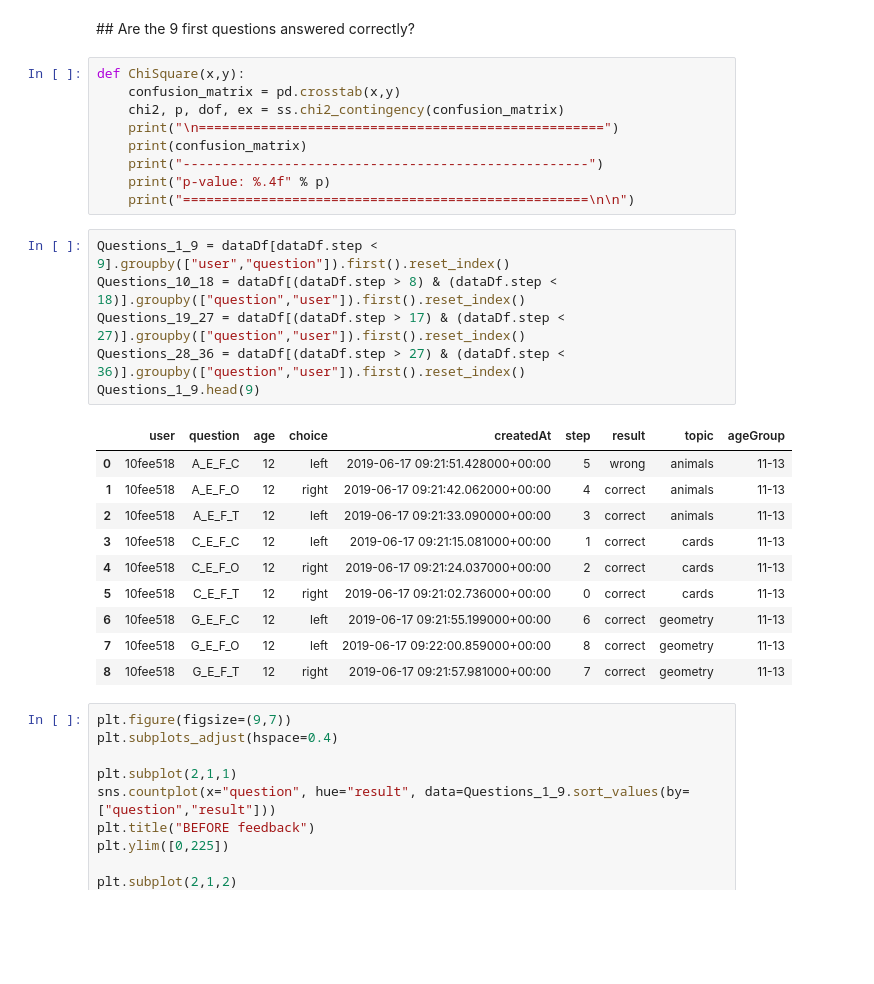
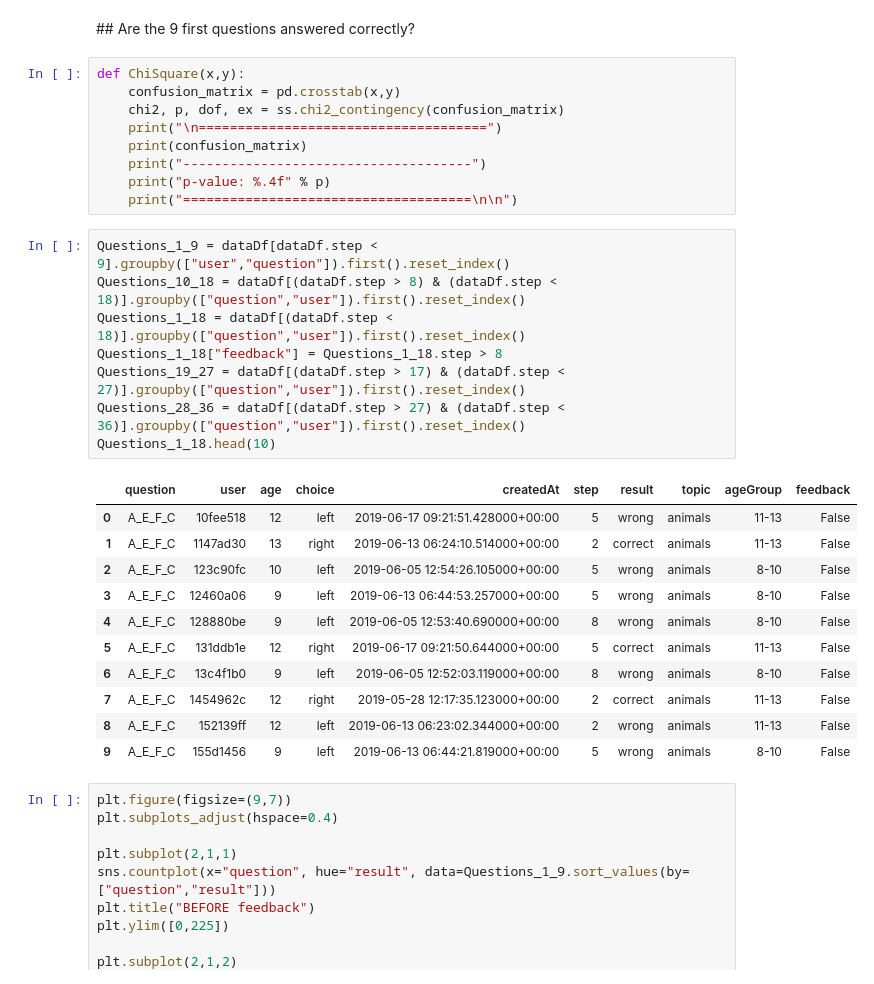
Before and after one commit to chili-epfl/induce, a Jupyter notebook: analysis/Analysis.ipynb, the cells around one changed output. Cells and saved outputs as stored; diff of their text form; blank space fills up the shorter version.

```diff
--- a/analysis/Analysis.ipynb
+++ b/analysis/Analysis.ipynb
@@ -55,28 +55,31 @@ plt.hist([int(x) for x in dataDf.groupby("user").first().age.tolist()], bins=[7.
 def ChiSquare(x,y):
     confusion_matrix = pd.crosstab(x,y)
     chi2, p, dof, ex = ss.chi2_contingency(confusion_matrix)
-    print("\n====================================================")
+    print("\n=====================================")
     print(confusion_matrix)
-    print("----------------------------------------------------")
+    print("-------------------------------------")
     print("p-value: %.4f" % p)
-    print("====================================================\n\n")
+    print("=====================================\n\n")
 # %%
 Questions_1_9 = dataDf[dataDf.step < 9].groupby(["user","question"]).first().reset_index()
 Questions_10_18 = dataDf[(dataDf.step > 8) & (dataDf.step < 18)].groupby(["question","user"]).first().reset_index()
+Questions_1_18 = dataDf[(dataDf.step < 18)].groupby(["question","user"]).first().reset_index()
+Questions_1_18["feedback"] = Questions_1_18.step > 8
 Questions_19_27 = dataDf[(dataDf.step > 17) & (dataDf.step < 27)].groupby(["question","user"]).first().reset_index()
 Questions_28_36 = dataDf[(dataDf.step > 27) & (dataDf.step < 36)].groupby(["question","user"]).first().reset_index()
-Questions_1_9.head(9)
+Questions_1_18.head(10)
 # %% [output]
-|  | user | question | age | choice | createdAt | step | result | topic | ageGroup |
-| 0 | 10fee518 | A_E_F_C | 12 | left | 2019-06-17 09:21:51.428000+00:00 | 5 | wrong | animals | 11-13 |
-| 1 | 10fee518 | A_E_F_O | 12 | right | 2019-06-17 09:21:42.062000+00:00 | 4 | correct | animals | 11-13 |
-| 2 | 10fee518 | A_E_F_T | 12 | left | 2019-06-17 09:21:33.090000+00:00 | 3 | correct | animals | 11-13 |
-| 3 | 10fee518 | C_E_F_C | 12 | left | 2019-06-17 09:21:15.081000+00:00 | 1 | correct | cards | 11-13 |
-| 4 | 10fee518 | C_E_F_O | 12 | right | 2019-06-17 09:21:24.037000+00:00 | 2 | correct | cards | 11-13 |
-| 5 | 10fee518 | C_E_F_T | 12 | right | 2019-06-17 09:21:02.736000+00:00 | 0 | correct | cards | 11-13 |
-| 6 | 10fee518 | G_E_F_C | 12 | left | 2019-06-17 09:21:55.199000+00:00 | 6 | correct | geometry | 11-13 |
-| 7 | 10fee518 | G_E_F_O | 12 | left | 2019-06-17 09:22:00.859000+00:00 | 8 | correct | geometry | 11-13 |
-| 8 | 10fee518 | G_E_F_T | 12 | right | 2019-06-17 09:21:57.981000+00:00 | 7 | correct | geometry | 11-13 |
+|  | question | user | age | choice | createdAt | step | result | topic | ageGroup | feedback |
+| 0 | A_E_F_C | 10fee518 | 12 | left | 2019-06-17 09:21:51.428000+00:00 | 5 | wrong | animals | 11-13 | False |
+| 1 | A_E_F_C | 1147ad30 | 13 | right | 2019-06-13 06:24:10.514000+00:00 | 2 | correct | animals | 11-13 | False |
+| 2 | A_E_F_C | 123c90fc | 10 | left | 2019-06-05 12:54:26.105000+00:00 | 5 | wrong | animals | 8-10 | False |
+| 3 | A_E_F_C | 12460a06 | 9 | left | 2019-06-13 06:44:53.257000+00:00 | 5 | wrong | animals | 8-10 | False |
+| 4 | A_E_F_C | 128880be | 9 | left | 2019-06-05 12:53:40.690000+00:00 | 8 | wrong | animals | 8-10 | False |
+| 5 | A_E_F_C | 131ddb1e | 12 | right | 2019-06-17 09:21:50.644000+00:00 | 5 | correct | animals | 11-13 | False |
+| 6 | A_E_F_C | 13c4f1b0 | 9 | left | 2019-06-05 12:52:03.119000+00:00 | 8 | wrong | animals | 8-10 | False |
+| 7 | A_E_F_C | 1454962c | 12 | right | 2019-05-28 12:17:35.123000+00:00 | 2 | correct | animals | 11-13 | False |
+| 8 | A_E_F_C | 152139ff | 12 | left | 2019-06-13 06:23:02.344000+00:00 | 2 | wrong | animals | 11-13 | False |
+| 9 | A_E_F_C | 155d1456 | 9 | left | 2019-06-13 06:44:21.819000+00:00 | 5 | wrong | animals | 8-10 | False |
 # %%
 plt.figure(figsize=(9,7))
 plt.subplots_adjust(hspace=0.4)
```
Also changed, not shown: parts of 8 cells of this notebook, 3 other files.
